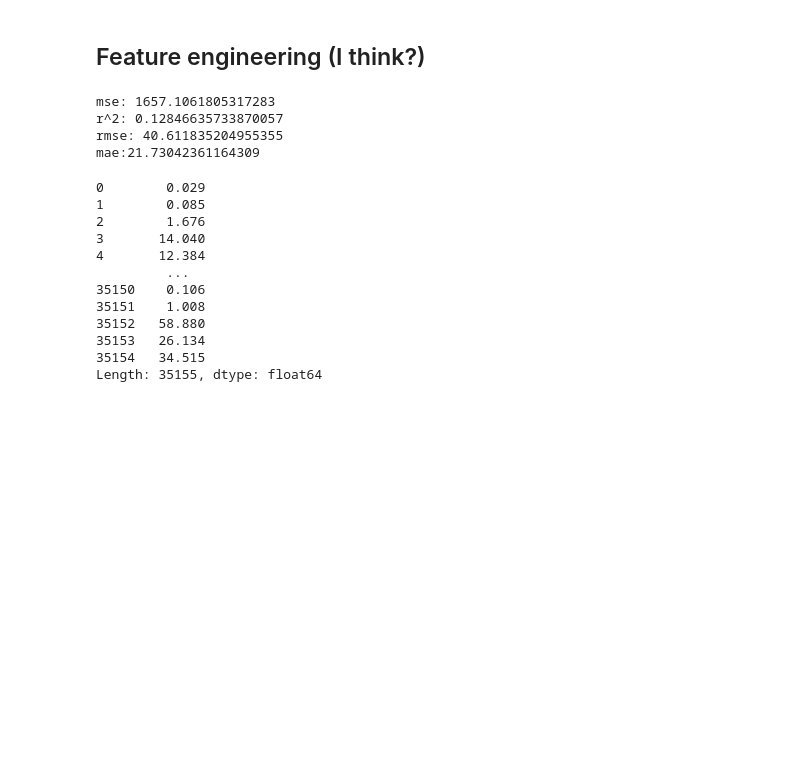
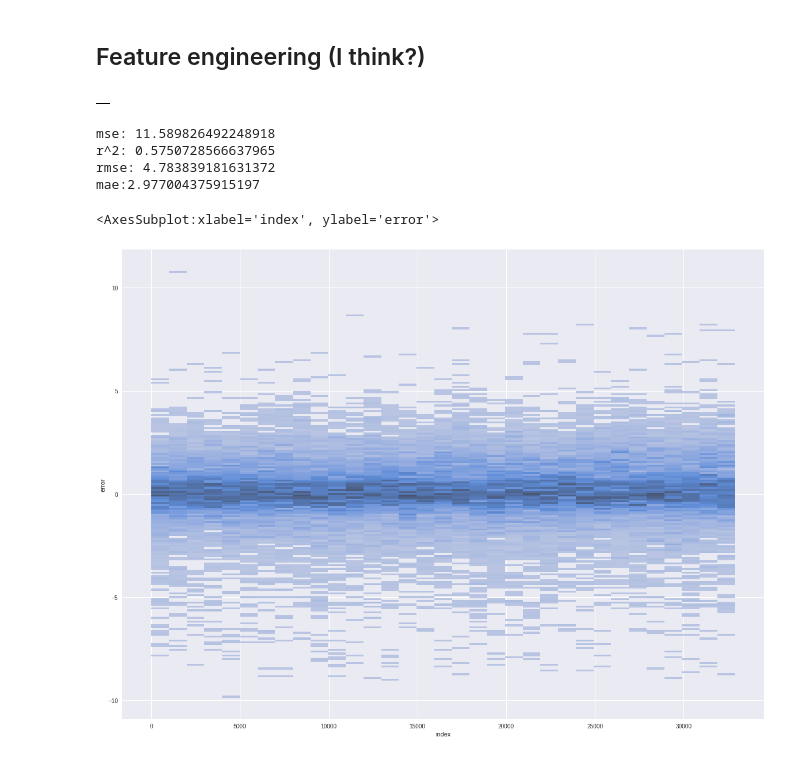
Before and after one commit to Cappa1/ProcessMining, a Jupyter notebook: sprint 3/Trace based linear regression.ipynb, the cells around one changed output. Cells and saved outputs as stored; diff of their text form; code cells hidden in the pictures; blank space fills up the shorter version.

Commit message:
Added error analysis and log transform

```diff
--- a/sprint 3/Trace based linear regression.ipynb
+++ b/sprint 3/Trace based linear regression.ipynb
@@ -38,6 +42,10 @@ Uncomment the cell below and run it if you dont have a pickle of preprocessed da
 # %% [markdown]
 ## Function definitions
 # %%
+import statsmodels.api as sm
+
+
+
 def sliding_window(window_size, df):
     """transforms df_data into supervised form
     with rolling window implementations
@@ -55,7 +63,7 @@ def sliding_window(window_size, df):
         temp = i.to_numpy()
         temp = [item for sublist in temp for item in sublist]
         Y.append(temp.pop(-1))
-        X.append(temp)
+        X.append(temp[1:])
     return None
 
 
@@ -72,15 +80,18 @@ def cross_validate(X, Y):
         accuracies (list): list of cross validation accuracies
     """
     output = []
-    ts = TimeSeriesSplit(gap=10, max_train_size=None, n_splits=5, test_size=None)
+    ts = TimeSeriesSplit(gap=175, max_train_size=None, n_splits=5, test_size=None)
 
     for train_index, test_index in ts.split(X):
         X_train, X_test = X[train_index], X[test_index]
         y_train, y_test = Y[train_index], Y[test_index]
 
-        clf = linear_model.LinearRegression()
-        clf = clf.fit(X_train, y_train)
-        y_pred = clf.predict(X_test)
+
+        # mod = sm.OLS(y_train, X_train)
+        # fii = mod.fit()
+
+        model = linear_model.LinearRegression().fit(X_train, y_train)
+        y_pred = model.predict(X_test)
         output.append((y_test, y_pred))
 
     return output
@@ -90,8 +101,6 @@ def cross_validate(X, Y):
 # Remove timezone information
 def remove_timezone(dt):
     return dt.replace(tzinfo=None)
-
-df_data['case REG_DATE'] = df_data['case REG_DATE'].apply(remove_timezone)
 # %% [markdown]
 ## Encoding
 # %%
@@ -163,29 +174,18 @@ temp = [sliding_window(window, i) for i in traces]
 # %%
-# X, Y = sliding_window(5)
+X = []
+Y = []
+df_data.groupby('case concept:name').apply(lambda x: sliding_window(3, x))
 test = cross_validate(np.array(X), np.array(Y))
+# %% [output]
+|  |
 # %%
 mse = np.mean([mean_squared_error(i[0], i[1]) for i in test])
 r2 = np.mean([r2_score(i[0], i[1]) for i in test])
 mae = np.mean([mean_absolute_error(i[0], i[1]) for i in test])
 rmse = np.mean([mean_squared_error(i[0], i[1], squared=False) for i in test])
-print(f'mse: {mse}\nr^2: {r2}\nrmse: {rmse}\nmae:{mae}')
+print(f'mse: {math.exp(mse)}\nr^2: {r2}\nrmse: {math.exp(rmse)}\nmae:{math.exp(mae)}')
 # %% [output]
-mse: 1657.1061805317283
-r^2: 0.12846635733870057
-rmse: 40.611835204955355
-mae:21.73042361164309
+mse: 11.589826492248918
+r^2: 0.5750728566637965
+rmse: 4.783839181631372
+mae:2.977004375915197
-# %%
-pd.Series(test[-1][0])
-# %% [output]
-0        0.029
-1        0.085
-2        1.676
-3       14.040
-4       12.384
-         ...
-35150    0.106
-35151    1.008
-35152   58.880
-35153   26.134
-35154   34.515
-Length: 35155, dtype: float64
@@ -201 +215,8 @@ df_error.plot.density(x='index', y='error', figsize=(15,10))
+# %%
+fig, ax = plt.subplots(figsize=(20,15))
+# df_error.plot.hist(x='index', y='error', figsize=(10,5), ax=ax, bins=5)
+sns.histplot(data=df_error, x='index', y='error', ax=ax)
+# %% [output]
+<AxesSubplot:xlabel='index', ylabel='error'>
+[figure, added]
 # %%
```
Also changed, not shown: parts of 7 cells of this notebook.
